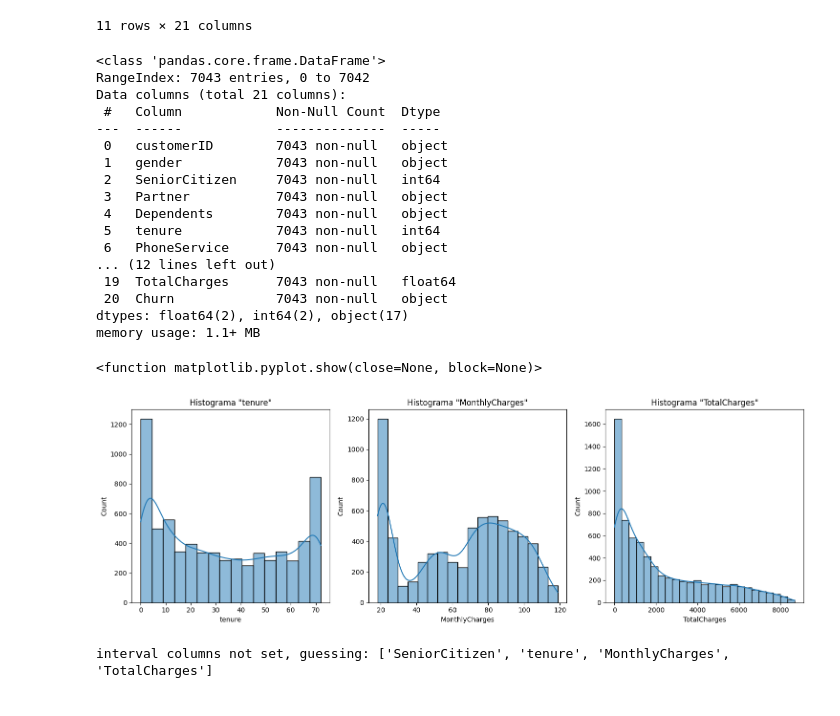
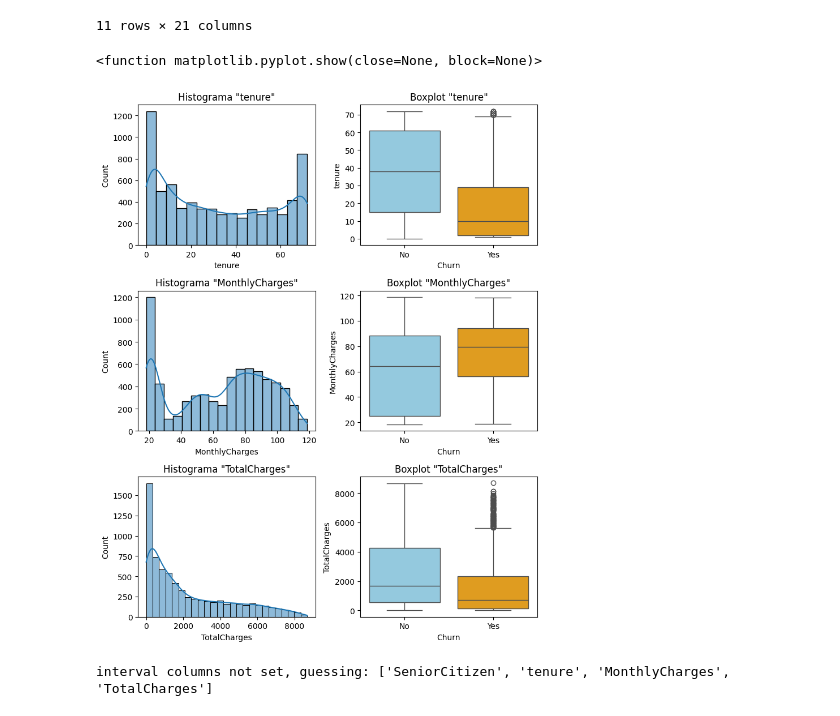
Before and after one commit to PablGb/Data_science-Telco_Customer_churn, a Jupyter notebook: Classification.ipynb, the cells around one changed output. Drawn from its saved outputs; the diff is of its cells as text; code cells hidden in the pictures.

Commit message:
Foram feitas algumas análises mais detalhadas da relação entre as variáveis numéricas e a variável de rotatividade (Churn)

```diff
--- a/Classification.ipynb
+++ b/Classification.ipynb
@@ -194,40 +194,22 @@ dados.loc[indices_nan]
 11 rows × 21 columns
 # %%
 dados[dados['TotalCharges'] == ' ']
-# %%
-dados.info()
-# %% [output]
-<class 'pandas.core.frame.DataFrame'>
-RangeIndex: 7043 entries, 0 to 7042
-Data columns (total 21 columns):
- #   Column            Non-Null Count  Dtype
----  ------            --------------  -----
- 0   customerID        7043 non-null   object
- 1   gender            7043 non-null   object
- 2   SeniorCitizen     7043 non-null   int64
- 3   Partner           7043 non-null   object
- 4   Dependents        7043 non-null   object
- 5   tenure            7043 non-null   int64
- 6   PhoneService      7043 non-null   object
-... (12 lines left out)
- 19  TotalCharges      7043 non-null   float64
- 20  Churn             7043 non-null   object
-dtypes: float64(2), int64(2), object(17)
-memory usage: 1.1+ MB
 # %%
 import seaborn as sns
 import matplotlib.pyplot as plt
 
-coluna_num = ['tenure', 'MonthlyCharges', 'TotalCharges']
+variaveis_num = ['tenure', 'MonthlyCharges', 'TotalCharges']
 
-fig, axes = plt.subplots(nrows = 1, ncols = 3, figsize = (15, 5))
+fig, axes = plt.subplots(nrows = 3, ncols = 2, figsize = (8, 10))
 
-for i, coluna in enumerate(coluna_num):
-    axes[i].set_title(f'Histograma \"{coluna}\"')
-    sns.histplot(dados[coluna], kde = True, ax = axes[i])
+for i, coluna in enumerate(variaveis_num):
+    axes[i, 0].set_title(f'Histograma \"{coluna}\"')
+    sns.histplot(dados[coluna], kde = True, ax = axes[i, 0])
+    axes[i, 1].set_title(f'Boxplot \"{coluna}\"')
+    sns.boxplot(data = dados, y = coluna, x = 'Churn', palette = ['skyblue', 'orange'], hue = 'Churn', legend = False, ax = axes[i, 1])
 
 plt.tight_layout()
 plt.show
 # %% [output]
 <function matplotlib.pyplot.show(close=None, block=None)>
-[figure, old version]
+[figure, new version]
```
Also changed, not shown: parts of 2 cells of this notebook.
